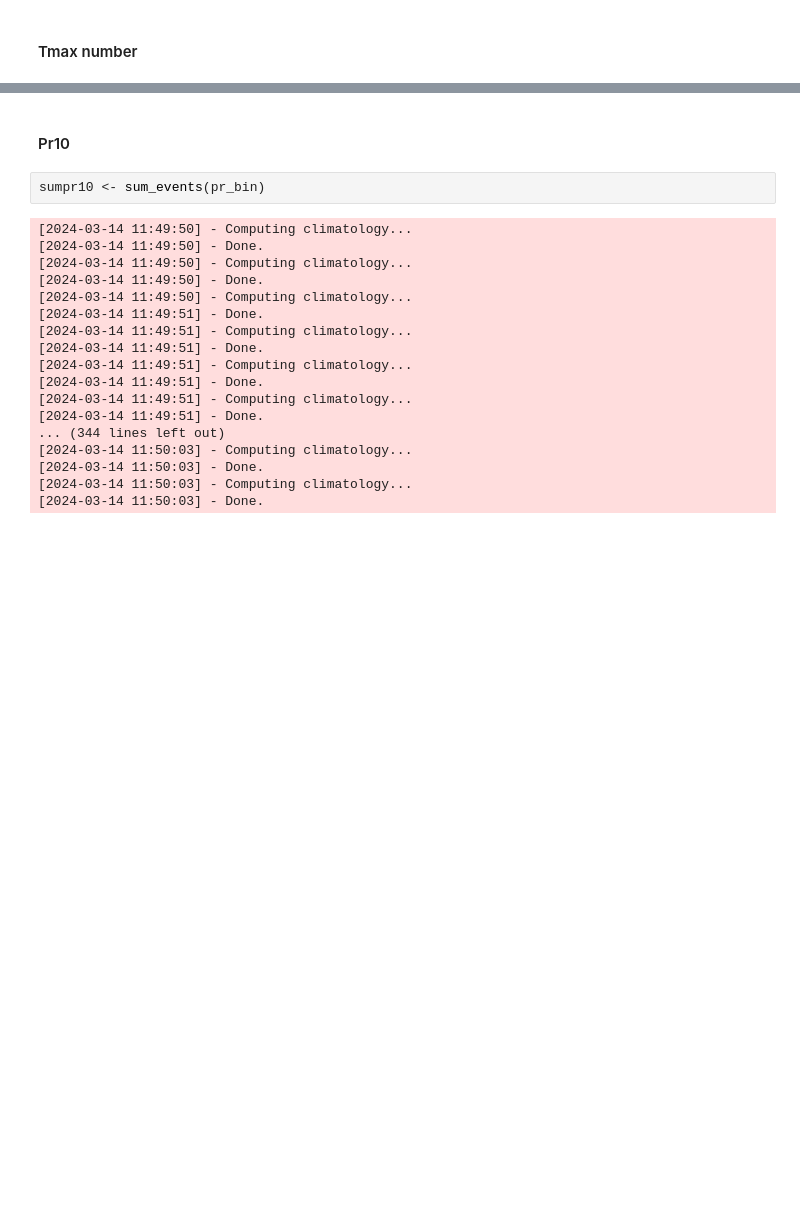
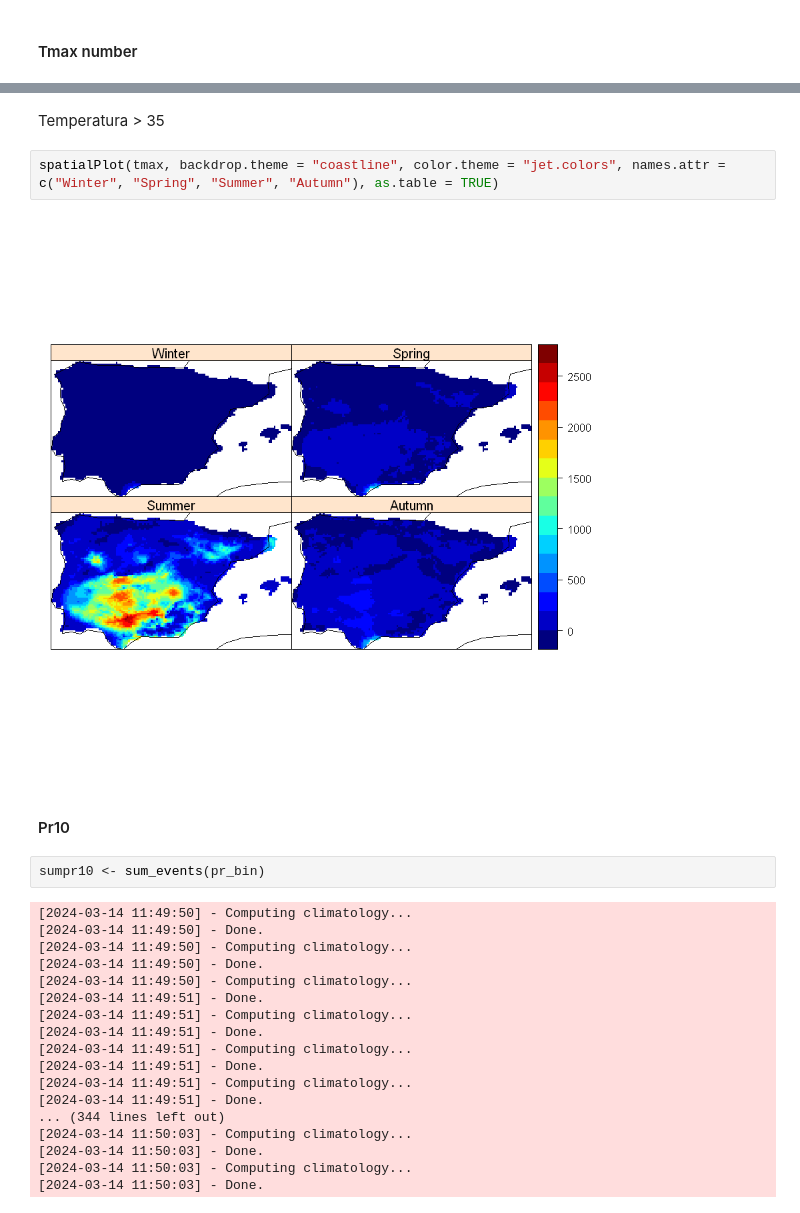
Before and after one commit to miriamfuente/MeteoC4R, a Jupyter notebook: 2_binary/binarization.ipynb, the cells around one changed output, grey strips where cells are left out. Drawn from its saved outputs; the diff is of its cells as text; blank space fills up the shorter version.

```diff
--- a/2_binary/binarization.ipynb
+++ b/2_binary/binarization.ipynb
@@ -356,3 +360,9 @@ spatialPlot(pr, backdrop.theme = "coastline", color.theme = "jet.colors", names.
+# %% [markdown]
+Temperatura > 35
+# %%
+spatialPlot(tmax, backdrop.theme = "coastline", color.theme = "jet.colors", names.attr = c("Winter", "Spring", "Summer", "Autumn"), as.table = TRUE)
+# %% [output]
+[figure, added]
 # %% [markdown]
 #### Pr10
 # %%
```
Also changed, not shown: parts of 12 cells of this notebook, 9 other files.
